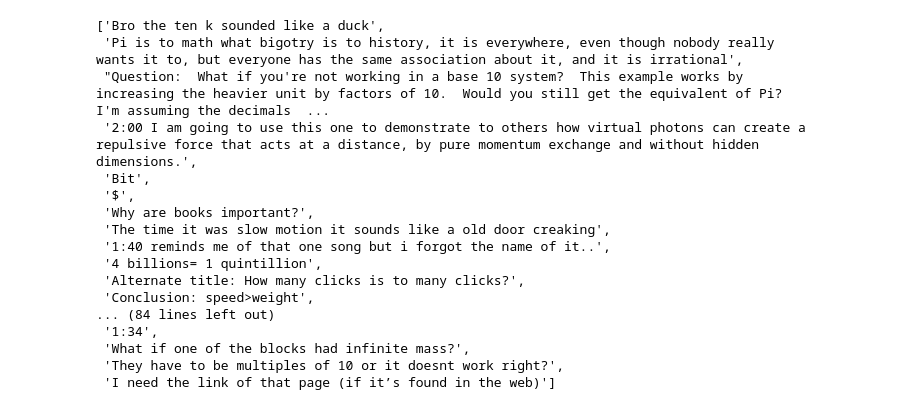
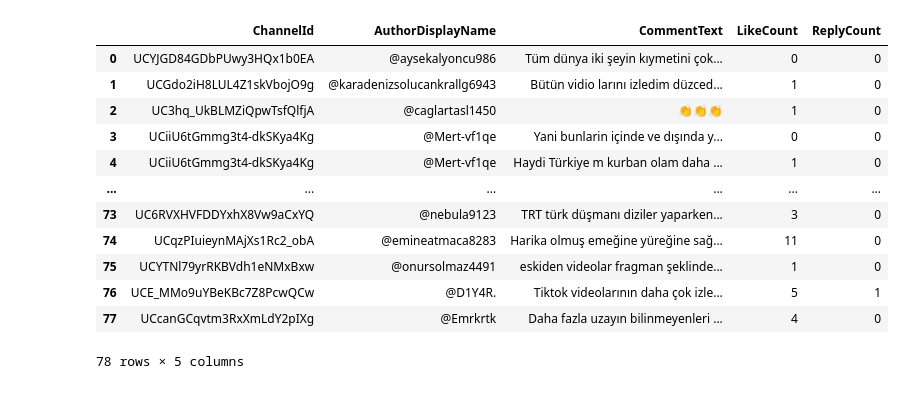
Before and after one commit to BusraSarikaya1/youtube-api-project, a Jupyter notebook: analysis.ipynb, the cells around one changed output. Cells and saved outputs as stored; diff of their text form; code cells hidden in the pictures.

```diff
--- a/analysis.ipynb
+++ b/analysis.ipynb
@@ -13,3 +13,3 @@ youtube = build('youtube', 'v3', developerKey=YOUTUBE_API_KEY)
 # %%
 # Seçtiğimiz video'nun id si.
-video_id = 'HEfHFsfGXjs'
+video_id = 'VgoyV_ghAdo'
@@ -75,23 +99,0 @@ Please answer. I genuinely want to know.
-# %%
-import pandas as pd
-
-# Örnek olarak bir DataFrame oluşturun
-comments_data = {
-    "Author": [],
-    "Text": []
-}
-
-# API yanıtındaki yorumları DataFrame'e ekleyin
-for comment in response["items"]:
-    snippet = comment["snippet"]["topLevelComment"]["snippet"]
-    author = snippet["authorDisplayName"]
-    text = snippet["textDisplay"]
-
-    comments_data["Author"].append(author)
-    comments_data["Text"].append(text)
-
-# DataFrame oluşturun
-comments_df = pd.DataFrame(comments_data)
-
-# DataFrame'i yazdırın
-print(comments_df)
@@ -136,21 +100,32 @@ def comment_(video_id ,YOUTUBE_API_KEY):
-# %%
-video_id = 'HEfHFsfGXjs'
-comment_(video_id ,YOUTUBE_API_KEY)
-# %% [output]
-['Bro the ten k sounded like a duck',
- 'Pi is to math what bigotry is to history, it is everywhere, even though nobody really wants it to, but everyone has the same association about it, and it is irrational',
- "Question:  What if you're not working in a base 10 system?  This example works by increasing the heavier unit by factors of 10.  Would you still get the equivalent of Pi?  I'm assuming the decimals  ...
- '2:00 I am going to use this one to demonstrate to others how virtual photons can create a repulsive force that acts at a distance, by pure momentum exchange and without hidden dimensions.',
- 'Bit',
- '$',
- 'Why are books important?',
- 'The time it was slow motion it sounds like a old door creaking',
- '1:40 reminds me of that one song but i forgot the name of it..',
- '4 billions= 1 quintillion',
- 'Alternate title: How many clicks is to many clicks?',
- 'Conclusion: speed>weight',
-... (84 lines left out)
- '1:34',
- 'What if one of the blocks had infinite mass?',
- 'They have to be multiples of 10 or it doesnt work right?',
- 'I need the link of that page (if it’s found in the web)']
+# %%
+# videonun hangi kanala ait olduğunu, yorumun kime ait olduğunu, yoruma gelen beğeni ve yorum sayılarını bulmak için liste oluşturalım.
+comments_list = []
+for item in response['items']:
+    snippet = item['snippet']['topLevelComment']['snippet']
+    comment_dict = {
+        'ChannelId': snippet['authorChannelId']['value'],
+        'AuthorDisplayName': snippet['authorDisplayName'],
+        'CommentText': snippet['textDisplay'],
+        'LikeCount': snippet['likeCount'],
+        'ReplyCount': item['snippet']['totalReplyCount']
+    }
+    comments_list.append(comment_dict)
+
+# Liste içindeki verileri DataFrame'e çevirin
+comments_df = pd.DataFrame(comments_list)
+# %%
+comments_df
+# %% [output]
+|  | ChannelId | AuthorDisplayName | CommentText | LikeCount | ReplyCount |
+| 0 | UCYJGD84GDbPUwy3HQx1b0EA | @aysekalyoncu986 | Tüm dünya iki şeyin kıymetini çok... | 0 | 0 |
+| 1 | UCGdo2iH8LUL4Z1skVbojO9g | @karadenizsolucankrallg6943 | Bütün vidio larını izledim düzced... | 1 | 0 |
+| 2 | UC3hq_UkBLMZiQpwTsfQlfjA | @caglartasl1450 | 👏👏👏 | 1 | 0 |
+| 3 | UCiiU6tGmmg3t4-dkSKya4Kg | @Mert-vf1qe | Yani bunlarin içinde ve dışında y... | 0 | 0 |
+| 4 | UCiiU6tGmmg3t4-dkSKya4Kg | @Mert-vf1qe | Haydi Türkiye m kurban olam daha ... | 1 | 0 |
+| ... | ... | ... | ... | ... | ... |
+| 73 | UC6RVXHVFDDYxhX8Vw9aCxYQ | @nebula9123 | TRT türk düşmanı diziler yaparken... | 3 | 0 |
+| 74 | UCqzPIuieynMAjXs1Rc2_obA | @emineatmaca8283 | Harika olmuş emeğine yüreğine sağ... | 11 | 0 |
+| 75 | UCYTNl79yrRKBVdh1eNMxBxw | @onursolmaz4491 | eskiden videolar fragman şeklinde... | 1 | 0 |
+| 76 | UCE_MMo9uYBeKBc7Z8PcwQCw | @D1Y4R. | Tiktok videolarının daha çok izle... | 5 | 1 |
+| 77 | UCcanGCqvtm3RxXmLdY2pIXg | @Emrkrtk | Daha fazla uzayın bilinmeyenleri ... | 4 | 0 |
+78 rows × 5 columns
```
Also changed, not shown: parts of 15 cells of this notebook.
